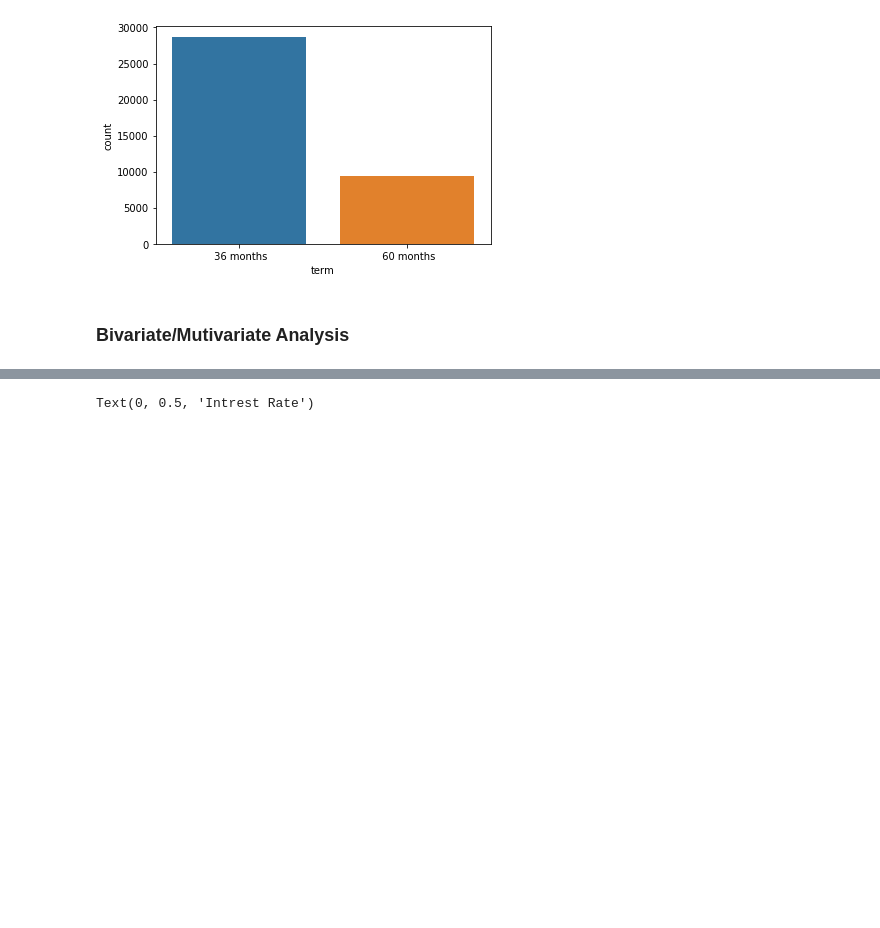
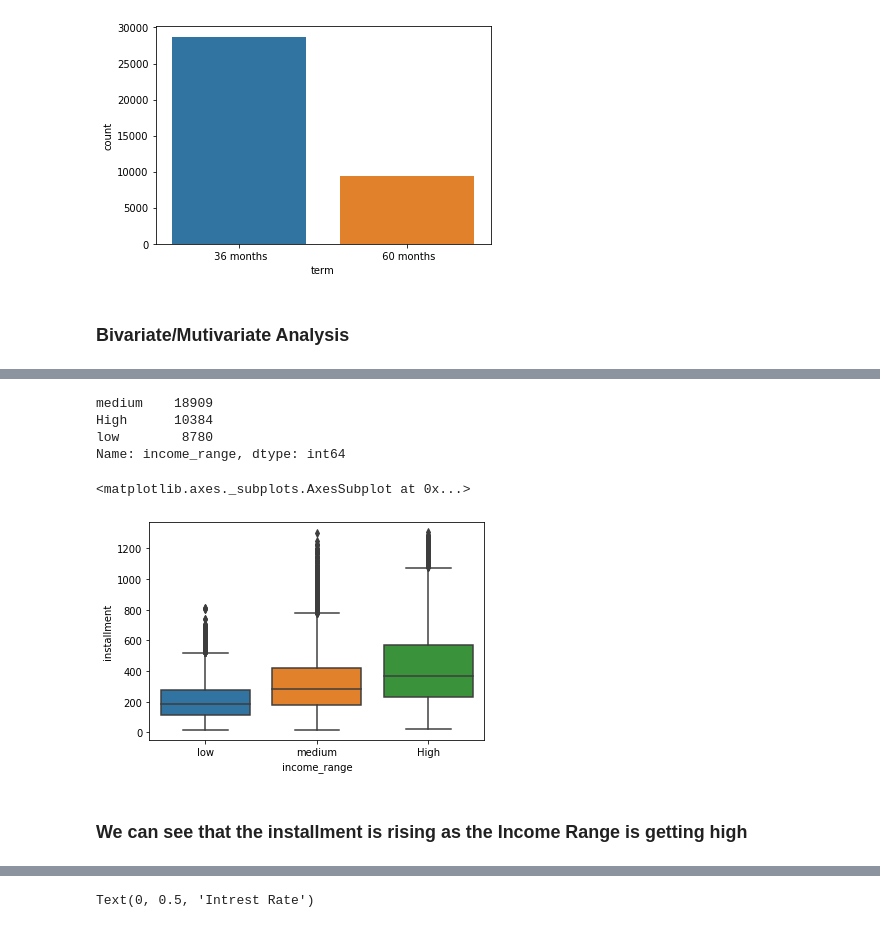
Before and after one commit to shivachandrakante/UpGrad_EDA_Assignment, a Jupyter notebook: Untitled.ipynb, the cells around one changed output, grey strips where cells are left out. Cells and saved outputs as stored; diff of their text form; code cells hidden in the pictures; blank space fills up the shorter version.

```diff
--- a/Untitled.ipynb
+++ b/Untitled.ipynb
@@ -374,0 +431,14 @@ sns.countplot(x='term',data=df)
+# %%
+df['income_range'].value_counts()
+# %% [output]
+medium    18909
+High      10384
+low        8780
+Name: income_range, dtype: int64
+# %%
+sns.boxplot(x='income_range',y='installment',data=df)
+# %% [output]
+<matplotlib.axes._subplots.AxesSubplot at 0x...>
+[figure, added]
+# %% [markdown]
+### We can see that the installment is rising as the Income Range is getting high
```
Also changed, not shown: parts of 58 cells of this notebook.
